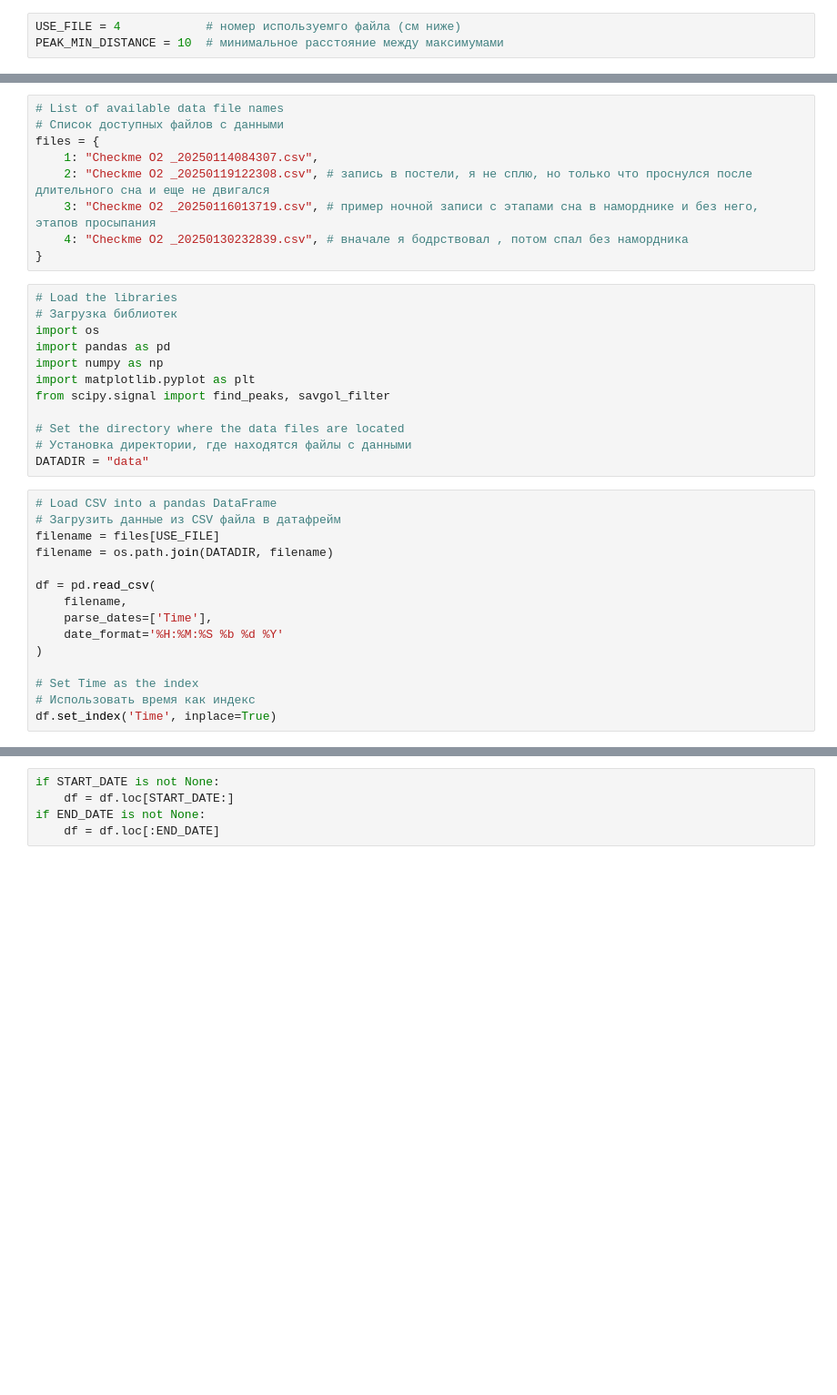
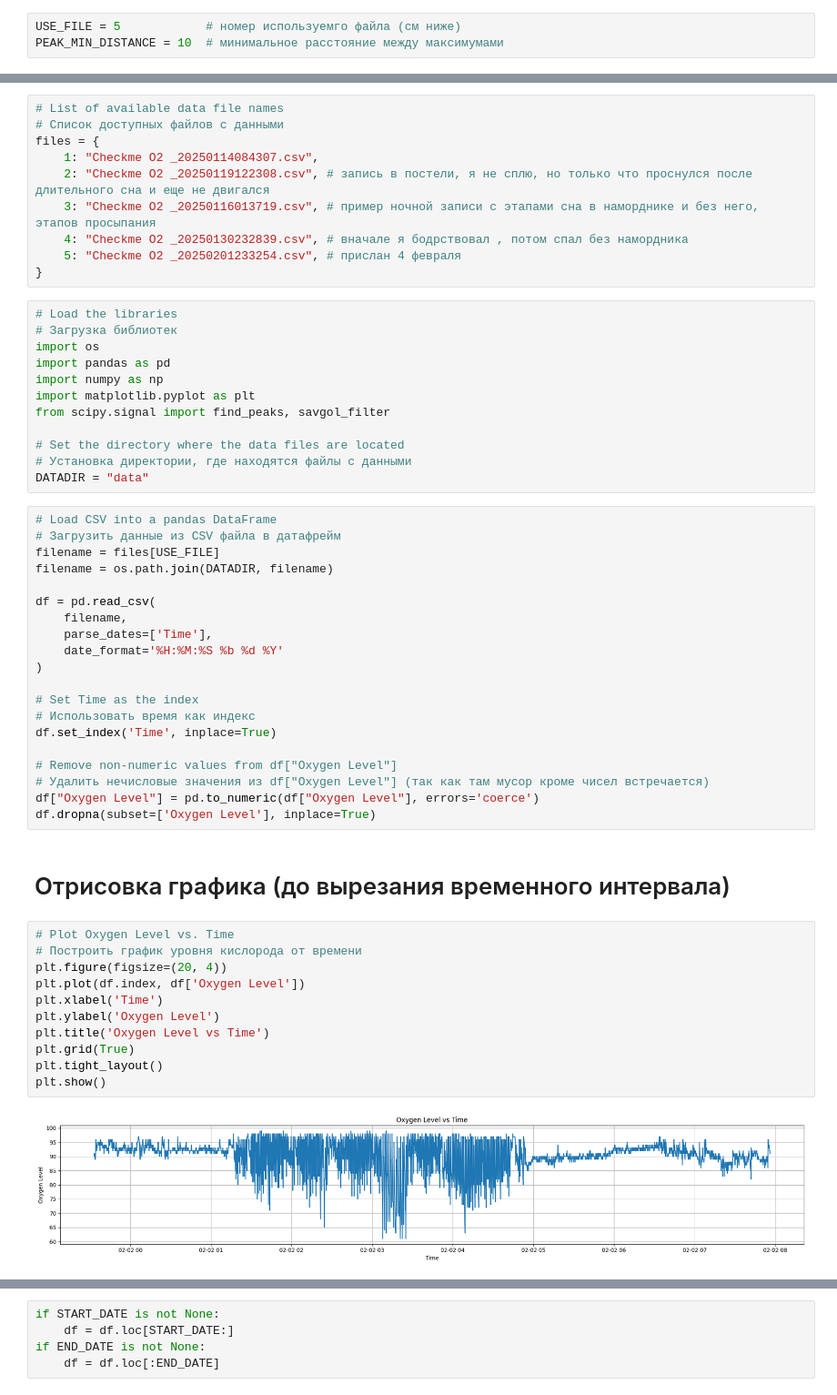
Before and after one commit to abbbe/bbp_o2, a Jupyter notebook: main.ipynb, the cells around one changed output, grey strips where cells are left out. Shown: that part at 91% size. Cells and saved outputs as stored; diff of their text form; blank space fills up the shorter version.

Commit message:
added toc, more graphs, etc

```diff
--- a/main.ipynb
+++ b/main.ipynb
@@ -1,3 +3,3 @@
 # %%
-USE_FILE = 4            # номер используемго файла (см ниже)
+USE_FILE = 5            # номер используемго файла (см ниже)
 PEAK_MIN_DISTANCE = 10  # минимальное расстояние между максимумами
@@ -12,6 +11,7 @@ files = {
     2: "Checkme O2 _20250119122308.csv", # запись в постели, я не сплю, но только что проснулся после длительного сна и еще не двигался
     3: "Checkme O2 _20250116013719.csv", # пример ночной записи с этапами сна в наморднике и без него, этапов просыпания
     4: "Checkme O2 _20250130232839.csv", # вначале я бодрствовал , потом спал без намордника
+    5: "Checkme O2 _20250201233254.csv", # прислан 4 февраля
 }
 # %%
 # Load the libraries
@@ -40,3 +40,23 @@ df = pd.read_csv(
 # Set Time as the index
 # Использовать время как индекс
 df.set_index('Time', inplace=True)
+
+# Remove non-numeric values from df["Oxygen Level"]
+# Удалить нечисловые значения из df["Oxygen Level"] (так как там мусор кроме чисел встречается)
+df["Oxygen Level"] = pd.to_numeric(df["Oxygen Level"], errors='coerce')
+df.dropna(subset=['Oxygen Level'], inplace=True)
+# %% [markdown]
+# Отрисовка графика (до вырезания временного интервала)
+# %%
+# Plot Oxygen Level vs. Time
+# Построить график уровня кислорода от времени
+plt.figure(figsize=(20, 4))
+plt.plot(df.index, df['Oxygen Level'])
+plt.xlabel('Time')
+plt.ylabel('Oxygen Level')
+plt.title('Oxygen Level vs Time')
+plt.grid(True)
+plt.tight_layout()
+plt.show()
+# %% [output]
+[figure, added]
```
Also changed, not shown: parts of 24 cells of this notebook.
